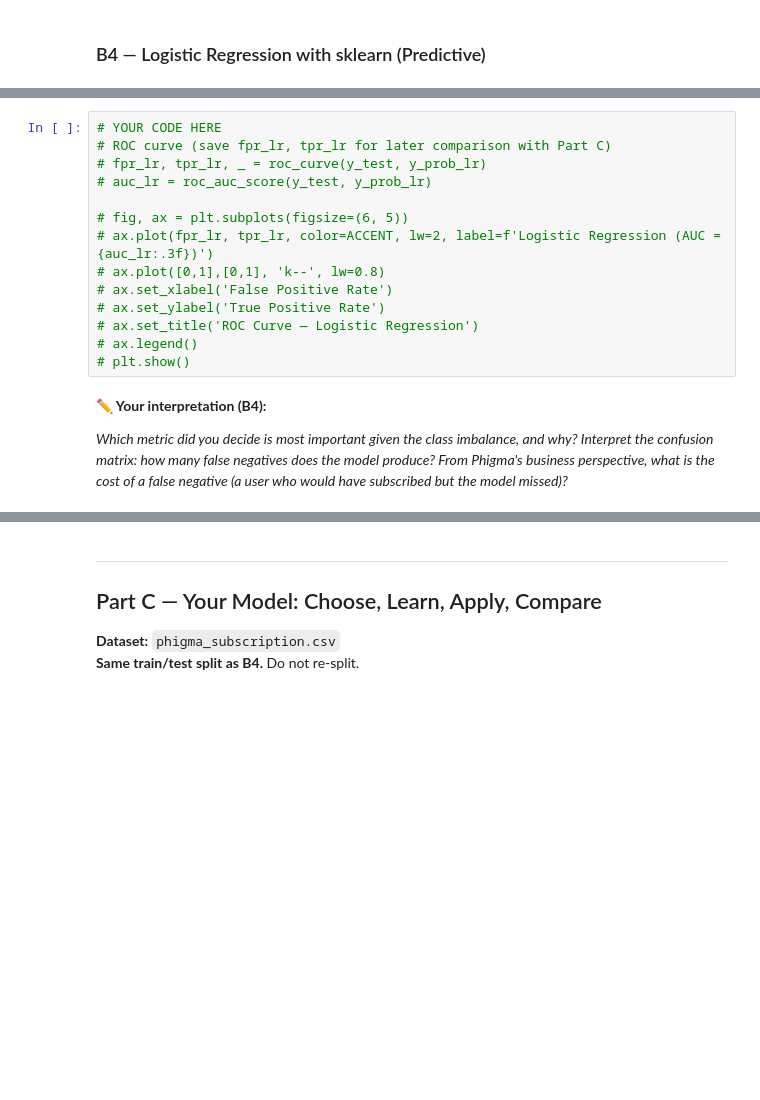
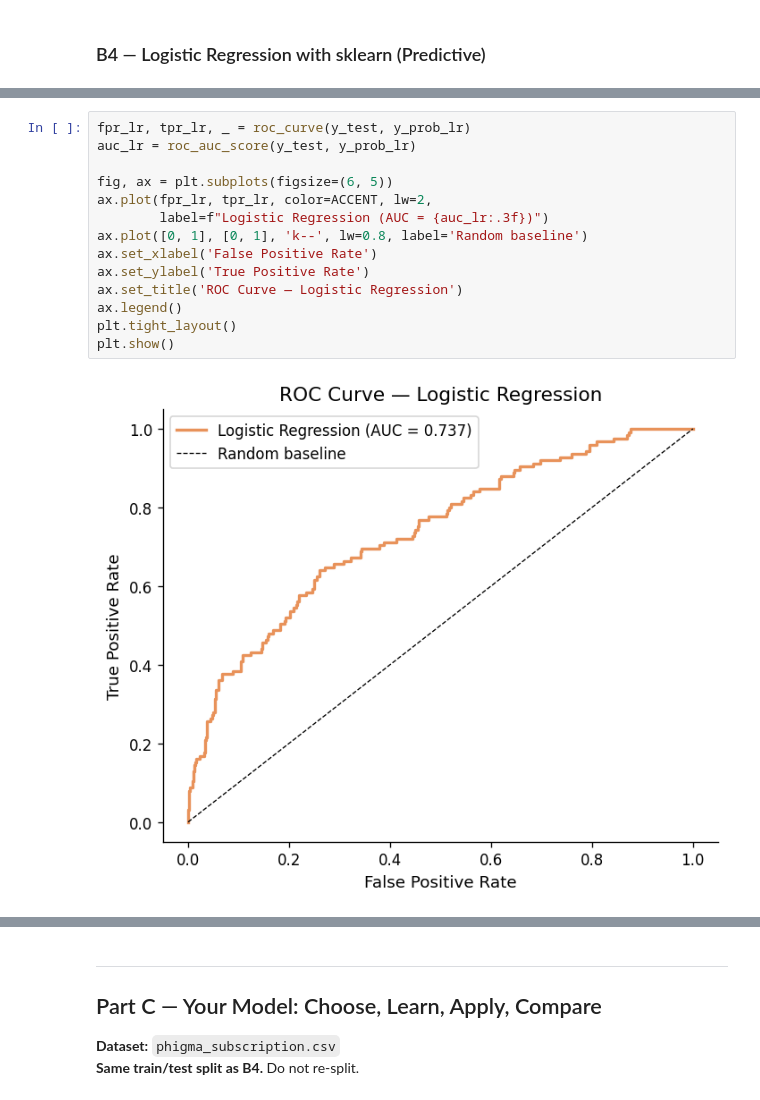
Before and after one commit to ekam-n/iat-461, a Jupyter notebook: Assignments/A2/iat461_a2_EkamNijjar_301457886.ipynb, the cells around one changed output, grey strips where cells are left out. Saved outputs shown, nothing was run; the diff lists cells and outputs as text; blank space fills up the shorter version.

```diff
--- a/Assignments/A2/iat461_a2_EkamNijjar_301457886.ipynb
+++ b/Assignments/A2/iat461_a2_EkamNijjar_301457886.ipynb
@@ -837,18 +848,16 @@ The logistic regression ran successfully on all 3,000 users (McFadden pseudo R²
 # %%
-# YOUR CODE HERE
-# ROC curve (save fpr_lr, tpr_lr for later comparison with Part C)
-# fpr_lr, tpr_lr, _ = roc_curve(y_test, y_prob_lr)
-# auc_lr = roc_auc_score(y_test, y_prob_lr)
+fpr_lr, tpr_lr, _ = roc_curve(y_test, y_prob_lr)
+auc_lr = roc_auc_score(y_test, y_prob_lr)
 
-# fig, ax = plt.subplots(figsize=(6, 5))
-# ax.plot(fpr_lr, tpr_lr, color=ACCENT, lw=2, label=f'Logistic Regression (AUC = {auc_lr:.3f})')
-# ax.plot([0,1],[0,1], 'k--', lw=0.8)
-# ax.set_xlabel('False Positive Rate')
-# ax.set_ylabel('True Positive Rate')
-# ax.set_title('ROC Curve — Logistic Regression')
-# ax.legend()
-# plt.show()
+fig, ax = plt.subplots(figsize=(6, 5))
+ax.plot(fpr_lr, tpr_lr, color=ACCENT, lw=2,
+        label=f"Logistic Regression (AUC = {auc_lr:.3f})")
+ax.plot([0, 1], [0, 1], 'k--', lw=0.8, label='Random baseline')
+ax.set_xlabel('False Positive Rate')
+ax.set_ylabel('True Positive Rate')
+ax.set_title('ROC Curve — Logistic Regression')
+ax.legend()
+plt.tight_layout()
+plt.show()
+# %% [output]
+[figure, added]
-# %% [markdown]
-**✏️ Your interpretation (B4):**
-
-*Which metric did you decide is most important given the class imbalance, and why? Interpret the confusion matrix: how many false negatives does the model produce? From Phigma's business perspective, what is the cost of a false negative (a user who would have subscribed but the model missed)?*
```
Also changed, not shown: parts of 5 cells of this notebook.
